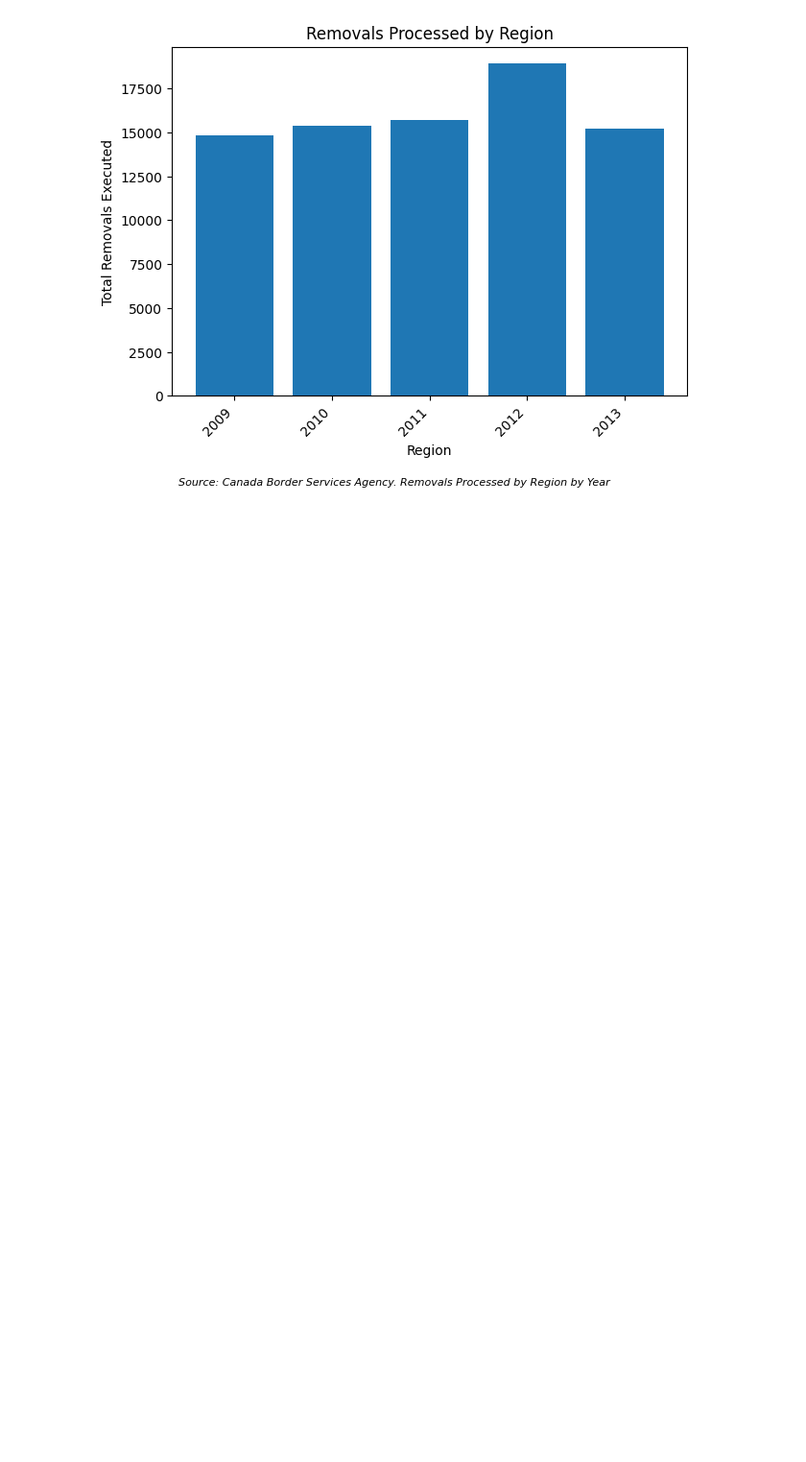
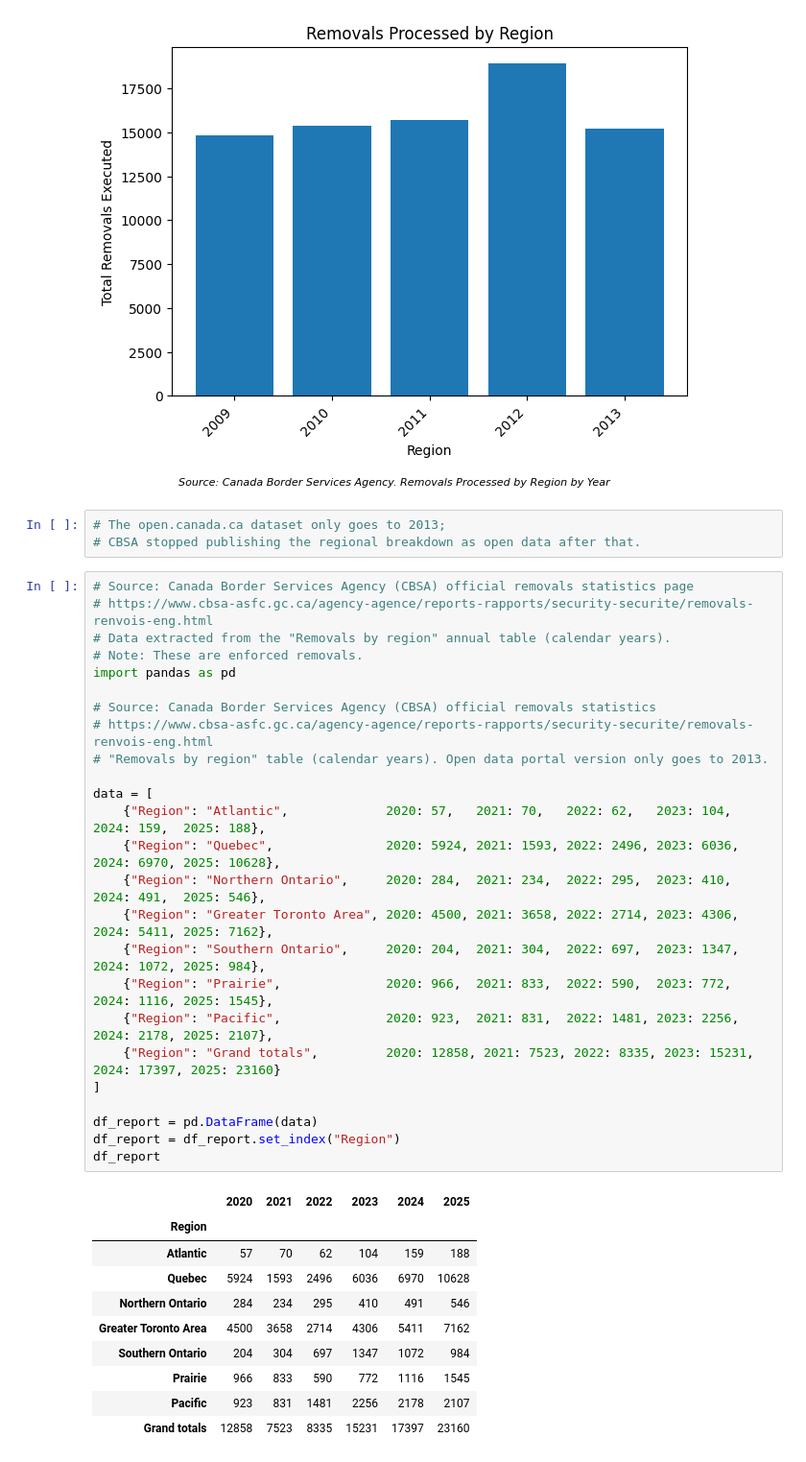
Before and after one commit to yrmo/gcinfo, a Jupyter notebook: removals-processed-by-region-by-year-2009-2013.ipynb, the cells around one changed output. Shown at 96% size. Saved outputs shown, nothing was run; the diff lists cells and outputs as text; blank space fills up the shorter version.

Commit message:
Add CBSA removal report dataframe from 2020 to 2025

```diff
--- a/removals-processed-by-region-by-year-2009-2013.ipynb
+++ b/removals-processed-by-region-by-year-2009-2013.ipynb
@@ -110,3 +110,42 @@ plt.tight_layout()
 plt.show()
 # %% [output]
 [figure]
+# %%
+# The open.canada.ca dataset only goes to 2013;
+# CBSA stopped publishing the regional breakdown as open data after that.
+# %%
+# Source: Canada Border Services Agency (CBSA) official removals statistics page
+# https://www.cbsa-asfc.gc.ca/agency-agence/reports-rapports/security-securite/removals-renvois-eng.html
+# Data extracted from the "Removals by region" annual table (calendar years).
+# Note: These are enforced removals.
+import pandas as pd
+
+# Source: Canada Border Services Agency (CBSA) official removals statistics
+# https://www.cbsa-asfc.gc.ca/agency-agence/reports-rapports/security-securite/removals-renvois-eng.html
+# "Removals by region" table (calendar years). Open data portal version only goes to 2013.
+
+data = [
+    {"Region": "Atlantic",             2020: 57,   2021: 70,   2022: 62,   2023: 104,  2024: 159,  2025: 188},
+    {"Region": "Quebec",               2020: 5924, 2021: 1593, 2022: 2496, 2023: 6036, 2024: 6970, 2025: 10628},
+    {"Region": "Northern Ontario",     2020: 284,  2021: 234,  2022: 295,  2023: 410,  2024: 491,  2025: 546},
+    {"Region": "Greater Toronto Area", 2020: 4500, 2021: 3658, 2022: 2714, 2023: 4306, 2024: 5411, 2025: 7162},
+    {"Region": "Southern Ontario",     2020: 204,  2021: 304,  2022: 697,  2023: 1347, 2024: 1072, 2025: 984},
+    {"Region": "Prairie",              2020: 966,  2021: 833,  2022: 590,  2023: 772,  2024: 1116, 2025: 1545},
+    {"Region": "Pacific",              2020: 923,  2021: 831,  2022: 1481, 2023: 2256, 2024: 2178, 2025: 2107},
+    {"Region": "Grand totals",         2020: 12858, 2021: 7523, 2022: 8335, 2023: 15231, 2024: 17397, 2025: 23160}
+]
+
+df_report = pd.DataFrame(data)
+df_report = df_report.set_index("Region")
+df_report
+# %% [output]
+|  | 2020 | 2021 | 2022 | 2023 | 2024 | 2025 |
+| Region |  |  |  |  |  |  |
+| Atlantic | 57 | 70 | 62 | 104 | 159 | 188 |
+| Quebec | 5924 | 1593 | 2496 | 6036 | 6970 | 10628 |
+| Northern Ontario | 284 | 234 | 295 | 410 | 491 | 546 |
+| Greater Toronto Area | 4500 | 3658 | 2714 | 4306 | 5411 | 7162 |
+| Southern Ontario | 204 | 304 | 697 | 1347 | 1072 | 984 |
+| Prairie | 966 | 833 | 590 | 772 | 1116 | 1545 |
+| Pacific | 923 | 831 | 1481 | 2256 | 2178 | 2107 |
+| Grand totals | 12858 | 7523 | 8335 | 15231 | 17397 | 23160 |
```
